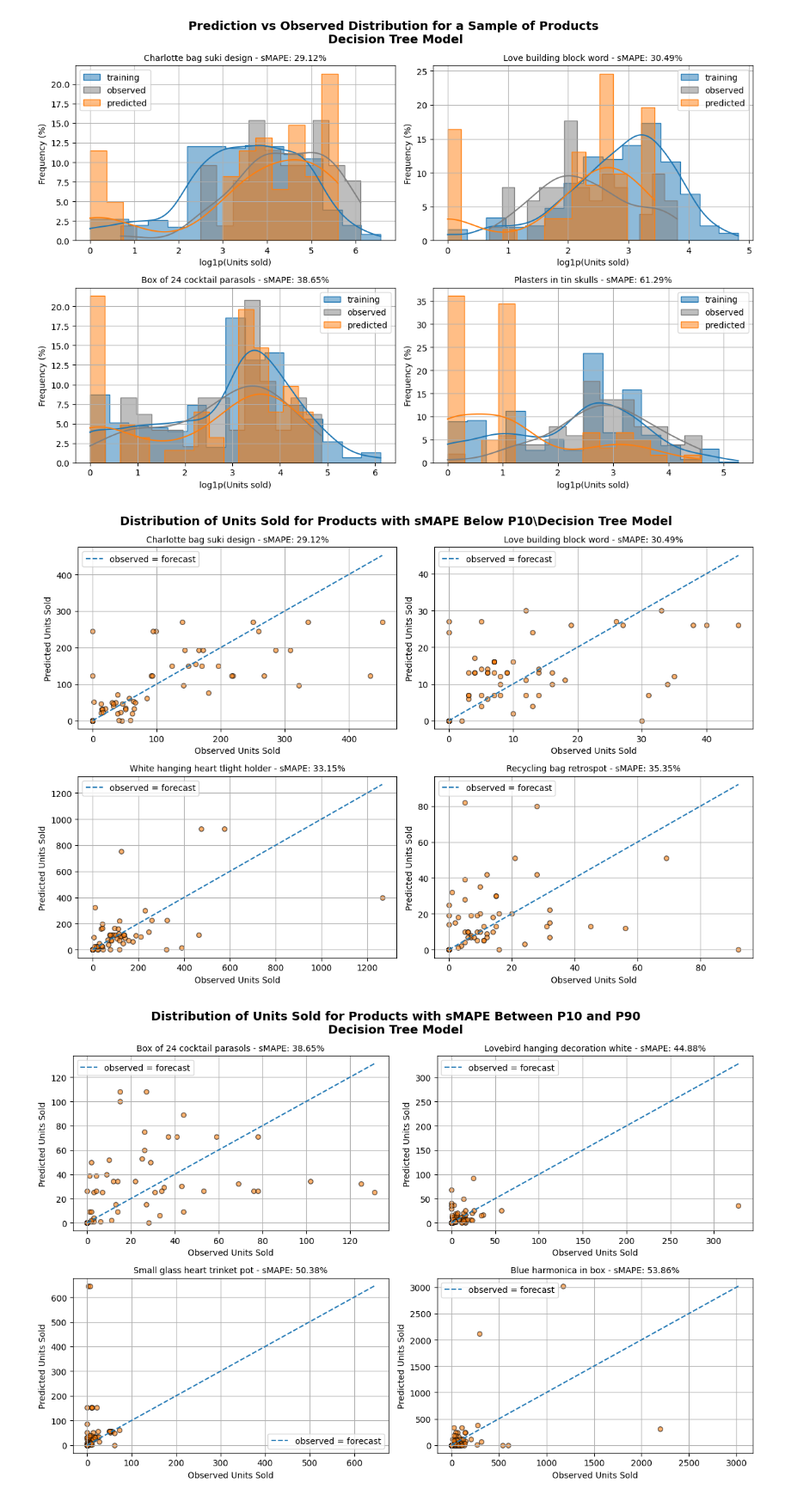
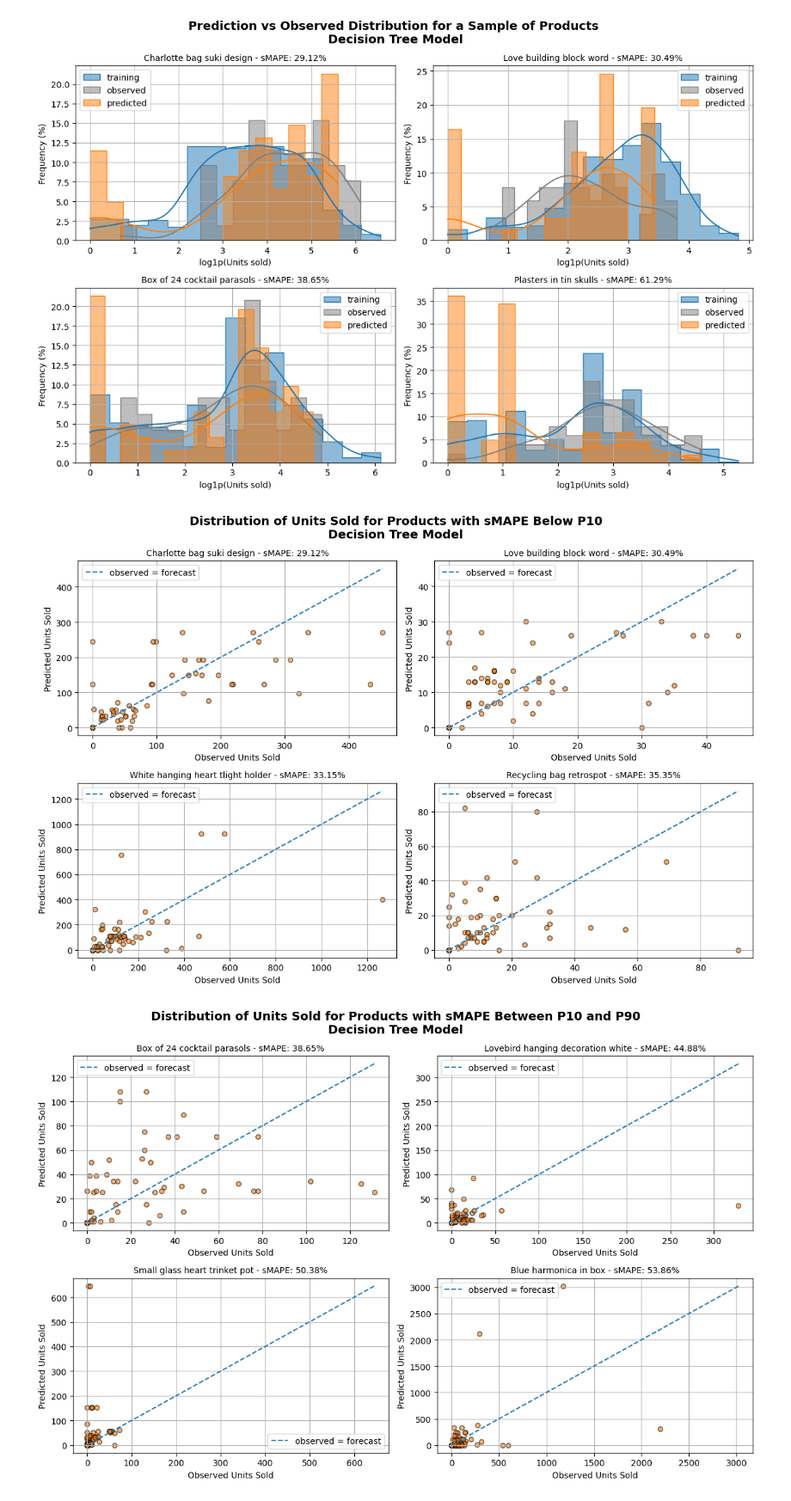
Before and after one commit to luizvalle/ieor4578_project2, a Jupyter notebook: notebooks/decision_tree/decision_tree2.ipynb, the cells around one changed output. Shown at 86% size. Drawn from its saved outputs; the diff is of its cells as text; code cells hidden in the pictures.

Commit message:
Update the decision tree with more plots

```diff
--- a/notebooks/decision_tree/decision_tree2.ipynb
+++ b/notebooks/decision_tree/decision_tree2.ipynb
@@ -478,7 +479,7 @@ palette = sns.color_palette("Blues", n_colors=7)[::-1]  # darkest first
 fig, ax = plt.subplots(figsize=(10, 5))
 sns.boxplot(data=smape_long_df, x="Horizon", y="sMAPE", palette=palette, showfliers=False, ax=ax)
 
-ax.set_title("sMAPE Distribution by Forecast Offset From Present\nGLM (Negative Binomial) Model")
+ax.set_title("sMAPE Distribution by Forecast Offset From Present\nDecision Tree Model")
 ax.set_xlabel("Forecast offset (days)")
 ax.set_ylabel("sMAPE (%)")
 ax.yaxis.grid(True)
@@ -835,13 +836,13 @@ def plot_pred_vs_actual_scatter(products, forecast_df, smape_series, title, ncol
 # %%
 plot_pred_vs_actual_scatter(
     products=q1_products_sample.index.tolist(),
     forecast_df=forecast_matrix_df,
     smape_series=h1_smape,
-    title="Distribution of Units Sold for Products with sMAPE Below P10\Decision Tree Model",
+    title="Distribution of Units Sold for Products with sMAPE Below P10\nDecision Tree Model",
     ncols=2
 )
 # %% [output]
-[figure, old version]
+[figure, new version]
 # %%
 plot_pred_vs_actual_scatter(
     products=mid_products_sample.index.tolist(),
```
Also changed, not shown: parts of 7 cells of this notebook.
